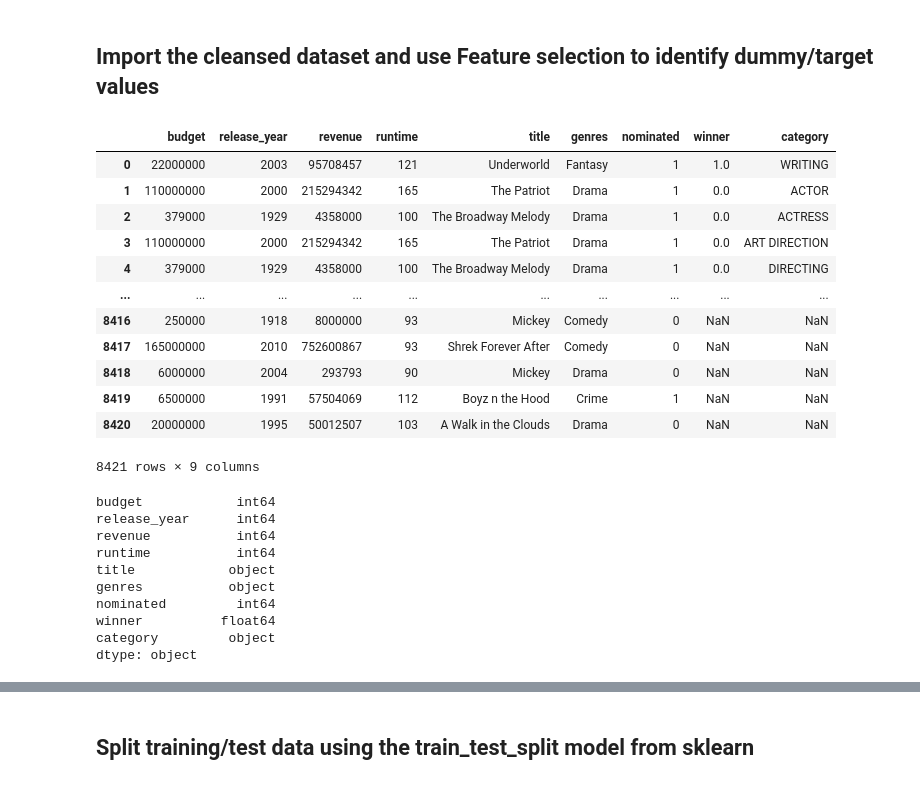
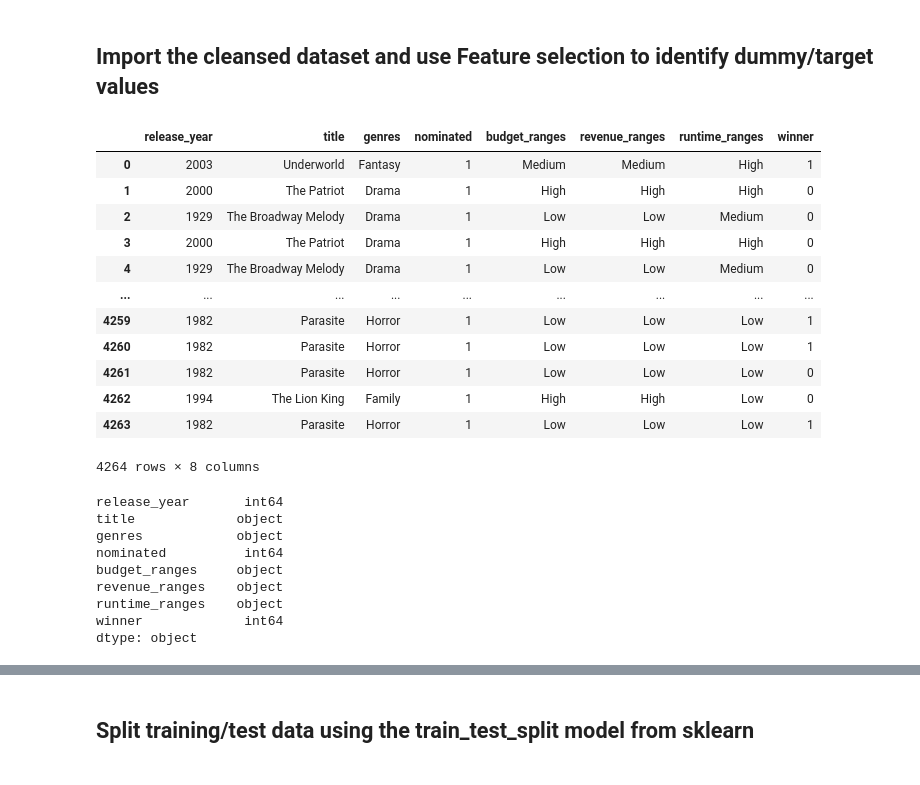
Before and after one commit to christinepuri/Group6, a Jupyter notebook: MachineLearningModel.ipynb, the cells around one changed output, grey strips where cells are left out. Saved outputs shown, nothing was run; the diff lists cells and outputs as text; code cells hidden in the pictures.

```diff
--- a/MachineLearningModel.ipynb
+++ b/MachineLearningModel.ipynb
@@ -11,35 +11,34 @@ from collections import Counter
 # %%
 ## Read cleansed/combined table
 
-file_path = "combined_table.csv"
+file_path = "Resources/Combination_Table.csv"
 oscars_df = pd.read_csv(file_path)
 oscars_df
 # %% [output]
-|  | budget | release_year | revenue | runtime | title | genres | nominated | winner | category |
-| 0 | 22000000 | 2003 | 95708457 | 121 | Underworld | Fantasy | 1 | 1.0 | WRITING |
-| 1 | 110000000 | 2000 | 215294342 | 165 | The Patriot | Drama | 1 | 0.0 | ACTOR |
-| 2 | 379000 | 1929 | 4358000 | 100 | The Broadway Melody | Drama | 1 | 0.0 | ACTRESS |
-| 3 | 110000000 | 2000 | 215294342 | 165 | The Patriot | Drama | 1 | 0.0 | ART DIRECTION |
-| 4 | 379000 | 1929 | 4358000 | 100 | The Broadway Melody | Drama | 1 | 0.0 | DIRECTING |
-| ... | ... | ... | ... | ... | ... | ... | ... | ... | ... |
-| 8416 | 250000 | 1918 | 8000000 | 93 | Mickey | Comedy | 0 | NaN | NaN |
-| 8417 | 165000000 | 2010 | 752600867 | 93 | Shrek Forever After | Comedy | 0 | NaN | NaN |
-| 8418 | 6000000 | 2004 | 293793 | 90 | Mickey | Drama | 0 | NaN | NaN |
-| 8419 | 6500000 | 1991 | 57504069 | 112 | Boyz n the Hood | Crime | 1 | NaN | NaN |
-| 8420 | 20000000 | 1995 | 50012507 | 103 | A Walk in the Clouds | Drama | 0 | NaN | NaN |
+|  | release_year | title | genres | nominated | budget_ranges | revenue_ranges | runtime_ranges | winner |
+| 0 | 2003 | Underworld | Fantasy | 1 | Medium | Medium | High | 1 |
+| 1 | 2000 | The Patriot | Drama | 1 | High | High | High | 0 |
+| 2 | 1929 | The Broadway Melody | Drama | 1 | Low | Low | Medium | 0 |
+| 3 | 2000 | The Patriot | Drama | 1 | High | High | High | 0 |
+| 4 | 1929 | The Broadway Melody | Drama | 1 | Low | Low | Medium | 0 |
+| ... | ... | ... | ... | ... | ... | ... | ... | ... |
+| 4259 | 1982 | Parasite | Horror | 1 | Low | Low | Low | 1 |
+| 4260 | 1982 | Parasite | Horror | 1 | Low | Low | Low | 1 |
+| 4261 | 1982 | Parasite | Horror | 1 | Low | Low | Low | 0 |
+| 4262 | 1994 | The Lion King | Family | 1 | High | High | Low | 0 |
+| 4263 | 1982 | Parasite | Horror | 1 | Low | Low | Low | 1 |
-8421 rows × 9 columns
+4264 rows × 8 columns
 # %%
 oscars_df.dtypes
 # %% [output]
-budget            int64
-release_year      int64
-revenue           int64
-runtime           int64
-title            object
-genres           object
-nominated         int64
-winner          float64
-category         object
+release_year       int64
+title             object
+genres            object
+nominated          int64
+budget_ranges     object
+revenue_ranges    object
+runtime_ranges    object
+winner             int64
 dtype: object
 # %%
 # drop unecessary columns
```
Also changed, not shown: parts of 33 cells of this notebook, 2 other files.
